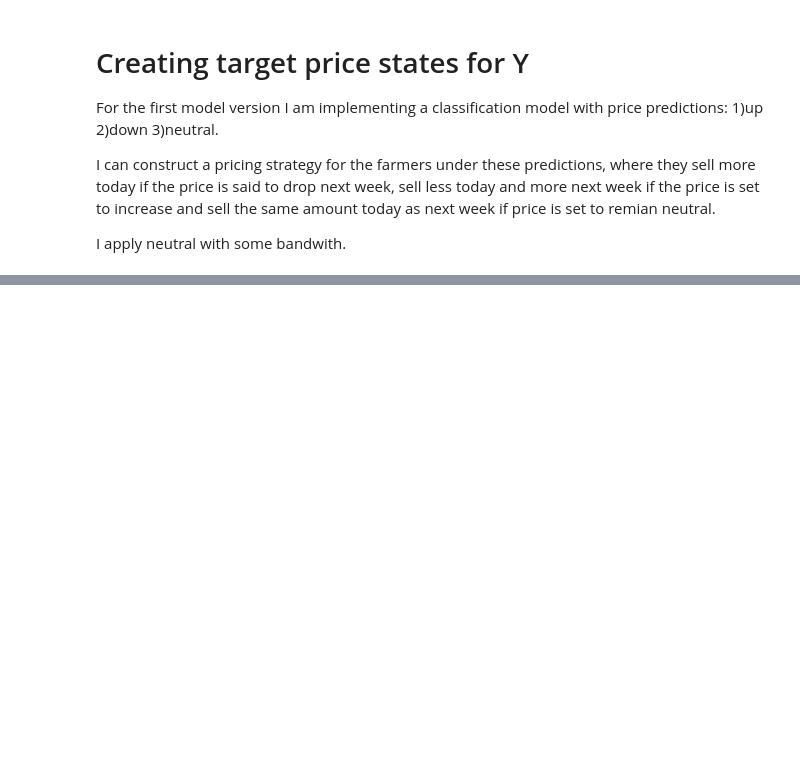
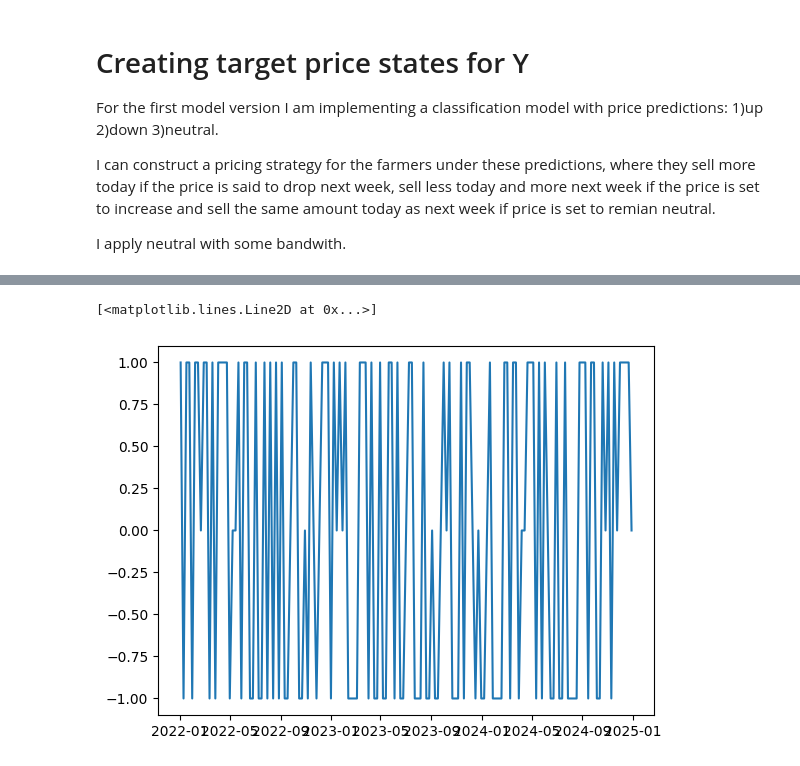
Before and after one commit to anajaz/Incorporating-HMM-for-drough-probability-into-a-LSTM-for-corn-price-prediction, a Jupyter notebook: LSTM.ipynb, the cells around one changed output, grey strips where cells are left out. Drawn from its saved outputs; the diff is of its cells as text; code cells hidden in the pictures; blank space fills up the shorter version.

```diff
--- a/LSTM.ipynb
+++ b/LSTM.ipynb
@@ -379,6 +375,6 @@ def make_price_direction_labels(df, price_col="Last Price", horizon=1, neutral_b
 # in order to not confuse the two returns - the ret_1 is t-1 to t return while the classes here are determined on t to t+1 retruns
 # %%
 df_LSTM = make_price_direction_labels(data, price_col="Last Price", horizon=1, neutral_band=0.005)
-df_LSTM = df_LSTM.dropna(subset=["ret_1"])
+#df_LSTM = df_LSTM.dropna(subset=["ret_1"])
 len(df_LSTM) #should be 2 shorter than the original merged dataset
 # %% [output]
@@ -386,3 +402,10 @@ len(df_LSTM) #should be 2 shorter than the original merged dataset
+# %%
+df_LSTM = df_LSTM.sort_index().copy()
+df_short = df_LSTM.loc[(df_LSTM.index < pd.Timestamp("2025-01-01")) & (df_LSTM.index > pd.Timestamp("2022-01-01"))].copy()
+plt.plot(df_short['target'])
+# %% [output]
+[<matplotlib.lines.Line2D at 0x...>]
+[figure, added]
 # %%
 #split training-test set
 def make_static_splits(df: pd.DataFrame, test_start: str|pd.Timestamp):
```
Also changed, not shown: parts of 11 cells of this notebook.
